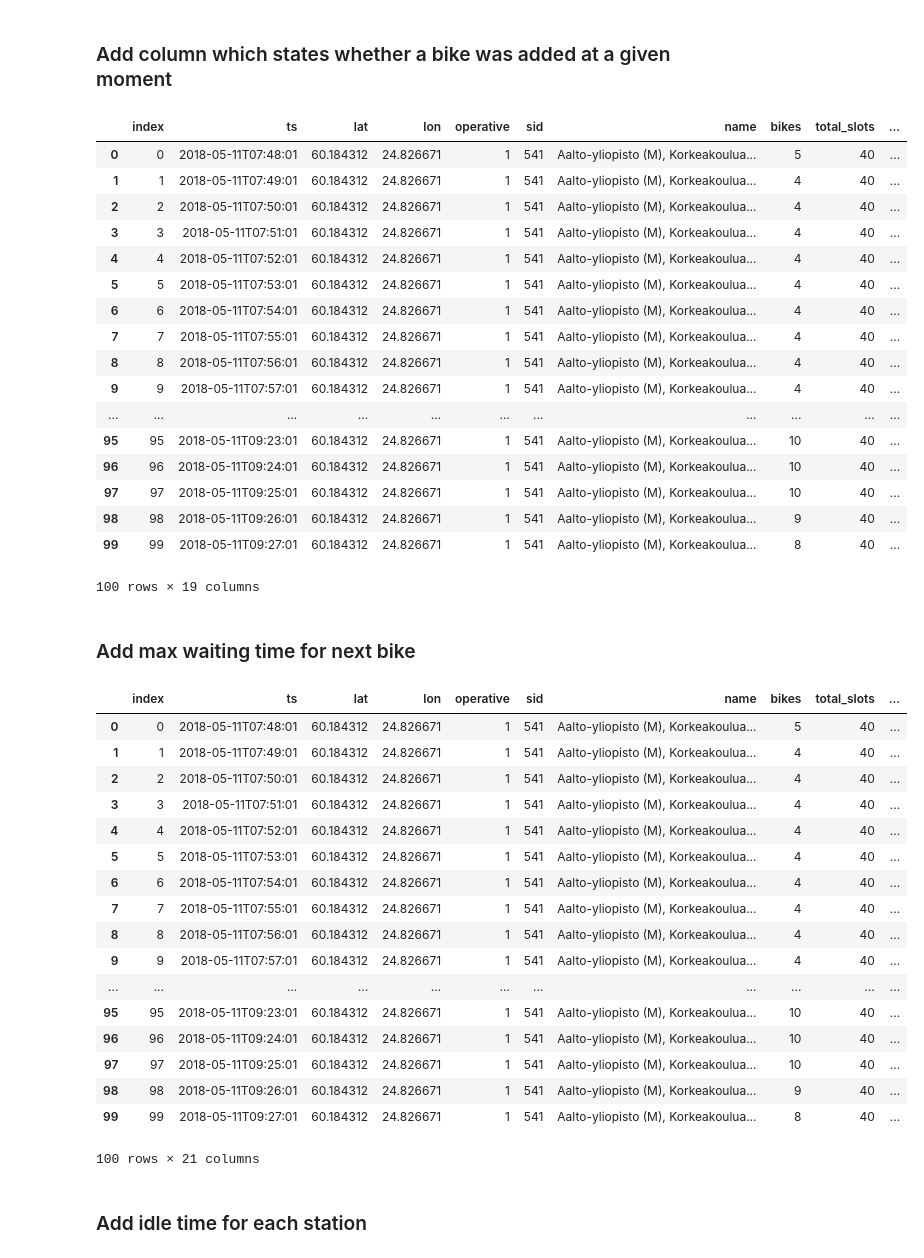
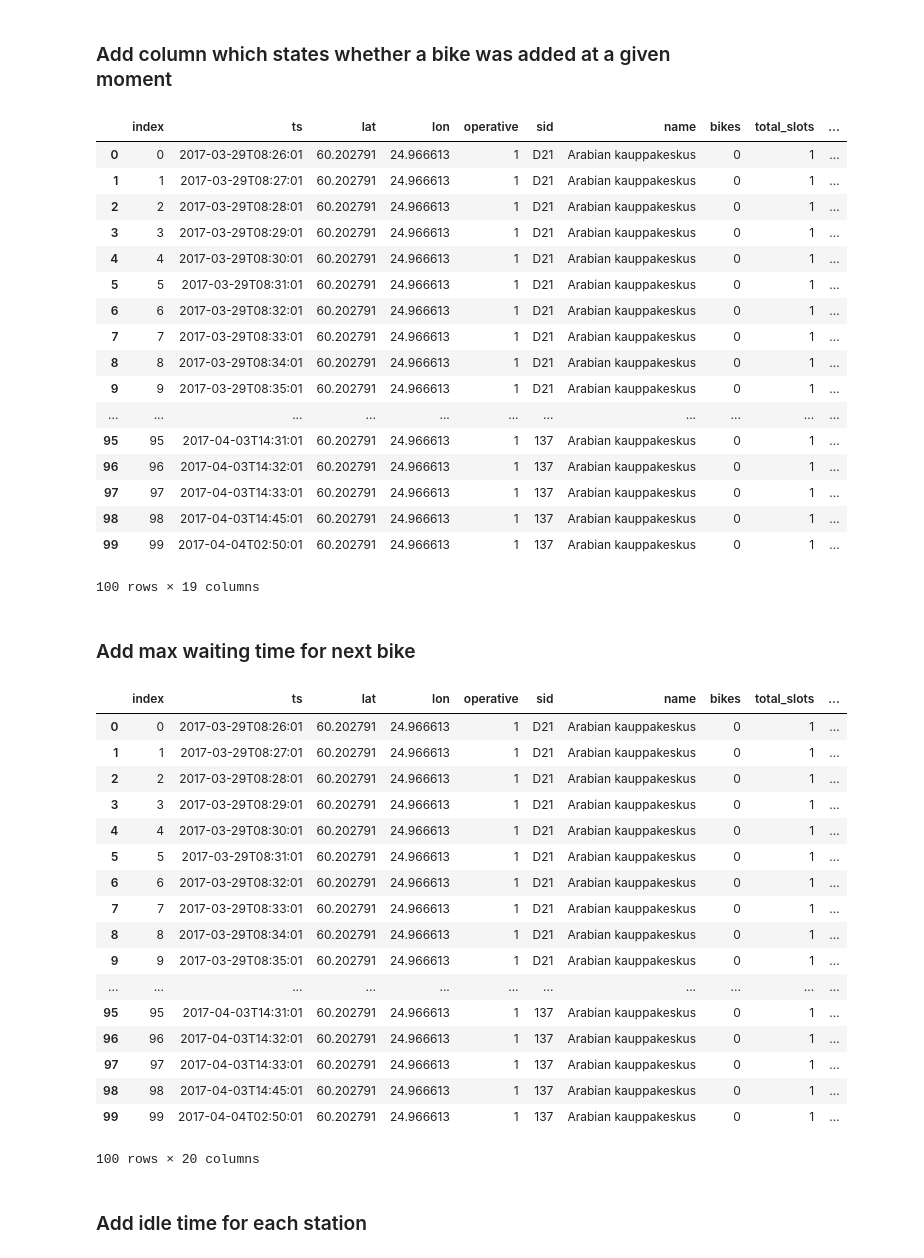
Before and after one commit to magic-city-bikes/notes, a Jupyter notebook: classifier.ipynb, the cells around one changed output. Cells and saved outputs as stored; diff of their text form; code cells hidden in the pictures.

```diff
--- a/classifier.ipynb
+++ b/classifier.ipynb
@@ -21,9 +21,10 @@ df = pd.read_csv(
          skiprows=lambda i: i>0 and random.random() > p
 )
 """
-# df = pd.read_csv('../data/Kiasma_sorted.csv', nrows=1000000, low_memory=False)
+# df = pd.read_csv('../data/Kiasma_sorted.csv', nrows=500000, low_memory=False)
 # df = pd.read_csv('../data/Rautatientoriitä_sorted.csv', low_memory=False)
-df = pd.read_csv('../data/AaltoyliopistoMKorkeakouluaukio_sorted.csv', low_memory=False)
+# df = pd.read_csv('../data/AaltoyliopistoMKorkeakouluaukio_sorted.csv', low_memory=False)
+df = pd.read_csv('../data/Arabiankauppakeskus_sorted.csv', low_memory=False)
 # %% [markdown]
 ## Drop duplicated based on timestamp
 # %%
@@ -62,68 +67,68 @@ df['bike_removed'] = df.apply(lambda x: df.iloc[(x.name - 1 if x.name > 0 else 0
 df.head(100)
 # %% [output]
 |  | index | ts | lat | lon | operative | sid | name | bikes | total_slots | ... |
-| 0 | 0 | 2018-05-11T07:48:01 | 60.184312 | 24.826671 | 1 | 541 | Aalto-yliopisto (M), Korkeakoulua... | 5 | 40 | ... |
-| 1 | 1 | 2018-05-11T07:49:01 | 60.184312 | 24.826671 | 1 | 541 | Aalto-yliopisto (M), Korkeakoulua... | 4 | 40 | ... |
-| 2 | 2 | 2018-05-11T07:50:01 | 60.184312 | 24.826671 | 1 | 541 | Aalto-yliopisto (M), Korkeakoulua... | 4 | 40 | ... |
-| 3 | 3 | 2018-05-11T07:51:01 | 60.184312 | 24.826671 | 1 | 541 | Aalto-yliopisto (M), Korkeakoulua... | 4 | 40 | ... |
-| 4 | 4 | 2018-05-11T07:52:01 | 60.184312 | 24.826671 | 1 | 541 | Aalto-yliopisto (M), Korkeakoulua... | 4 | 40 | ... |
-| 5 | 5 | 2018-05-11T07:53:01 | 60.184312 | 24.826671 | 1 | 541 | Aalto-yliopisto (M), Korkeakoulua... | 4 | 40 | ... |
-| 6 | 6 | 2018-05-11T07:54:01 | 60.184312 | 24.826671 | 1 | 541 | Aalto-yliopisto (M), Korkeakoulua... | 4 | 40 | ... |
-| 7 | 7 | 2018-05-11T07:55:01 | 60.184312 | 24.826671 | 1 | 541 | Aalto-yliopisto (M), Korkeakoulua... | 4 | 40 | ... |
-| 8 | 8 | 2018-05-11T07:56:01 | 60.184312 | 24.826671 | 1 | 541 | Aalto-yliopisto (M), Korkeakoulua... | 4 | 40 | ... |
-| 9 | 9 | 2018-05-11T07:57:01 | 60.184312 | 24.826671 | 1 | 541 | Aalto-yliopisto (M), Korkeakoulua... | 4 | 40 | ... |
+| 0 | 0 | 2017-03-29T08:26:01 | 60.202791 | 24.966613 | 1 | D21 | Arabian kauppakeskus | 0 | 1 | ... |
+| 1 | 1 | 2017-03-29T08:27:01 | 60.202791 | 24.966613 | 1 | D21 | Arabian kauppakeskus | 0 | 1 | ... |
+| 2 | 2 | 2017-03-29T08:28:01 | 60.202791 | 24.966613 | 1 | D21 | Arabian kauppakeskus | 0 | 1 | ... |
+| 3 | 3 | 2017-03-29T08:29:01 | 60.202791 | 24.966613 | 1 | D21 | Arabian kauppakeskus | 0 | 1 | ... |
+| 4 | 4 | 2017-03-29T08:30:01 | 60.202791 | 24.966613 | 1 | D21 | Arabian kauppakeskus | 0 | 1 | ... |
+| 5 | 5 | 2017-03-29T08:31:01 | 60.202791 | 24.966613 | 1 | D21 | Arabian kauppakeskus | 0 | 1 | ... |
+| 6 | 6 | 2017-03-29T08:32:01 | 60.202791 | 24.966613 | 1 | D21 | Arabian kauppakeskus | 0 | 1 | ... |
+| 7 | 7 | 2017-03-29T08:33:01 | 60.202791 | 24.966613 | 1 | D21 | Arabian kauppakeskus | 0 | 1 | ... |
+| 8 | 8 | 2017-03-29T08:34:01 | 60.202791 | 24.966613 | 1 | D21 | Arabian kauppakeskus | 0 | 1 | ... |
+| 9 | 9 | 2017-03-29T08:35:01 | 60.202791 | 24.966613 | 1 | D21 | Arabian kauppakeskus | 0 | 1 | ... |
 | ... | ... | ... | ... | ... | ... | ... | ... | ... | ... | ... |
-| 95 | 95 | 2018-05-11T09:23:01 | 60.184312 | 24.826671 | 1 | 541 | Aalto-yliopisto (M), Korkeakoulua... | 10 | 40 | ... |
-| 96 | 96 | 2018-05-11T09:24:01 | 60.184312 | 24.826671 | 1 | 541 | Aalto-yliopisto (M), Korkeakoulua... | 10 | 40 | ... |
-| 97 | 97 | 2018-05-11T09:25:01 | 60.184312 | 24.826671 | 1 | 541 | Aalto-yliopisto (M), Korkeakoulua... | 10 | 40 | ... |
-| 98 | 98 | 2018-05-11T09:26:01 | 60.184312 | 24.826671 | 1 | 541 | Aalto-yliopisto (M), Korkeakoulua... | 9 | 40 | ... |
-| 99 | 99 | 2018-05-11T09:27:01 | 60.184312 | 24.826671 | 1 | 541 | Aalto-yliopisto (M), Korkeakoulua... | 8 | 40 | ... |
+| 95 | 95 | 2017-04-03T14:31:01 | 60.202791 | 24.966613 | 1 | 137 | Arabian kauppakeskus | 0 | 1 | ... |
+| 96 | 96 | 2017-04-03T14:32:01 | 60.202791 | 24.966613 | 1 | 137 | Arabian kauppakeskus | 0 | 1 | ... |
+| 97 | 97 | 2017-04-03T14:33:01 | 60.202791 | 24.966613 | 1 | 137 | Arabian kauppakeskus | 0 | 1 | ... |
+| 98 | 98 | 2017-04-03T14:45:01 | 60.202791 | 24.966613 | 1 | 137 | Arabian kauppakeskus | 0 | 1 | ... |
+| 99 | 99 | 2017-04-04T02:50:01 | 60.202791 | 24.966613 | 1 | 137 | Arabian kauppakeskus | 0 | 1 | ... |
 100 rows × 19 columns
 # %% [markdown]
 ### Add max waiting time for next bike
 # %%
 # extract difference in minutes to a separate column
 # on the moment that a bike was added, the waiting time is the time to next bike
 i = 0
 first_non_additive_index = 0
 while (i < len(df)):
     while (i < len(df) and df.iloc[i]['bike_added'] == False):
         i += 1
     if (i >= len(df)):
         break
     additive_row = df.iloc[i]
-    time = additive_row['minutes_from_midnight']
-    difference = abs(time - df.iloc[first_non_additive_index]['minutes_from_midnight'])
-    df.loc[first_non_additive_index:(i-1 if i > 0 else 0), 'max_wait_for_new_bike'] = difference
+#     time = additive_row['minutes_from_midnight']
+#     difference = abs(time - df.iloc[first_non_additive_index]['minutes_from_midnight'])
+#     df.loc[first_non_additive_index:(i-1 if i > 0 else 0), 'max_wait_for_new_bike'] = difference
     # add time using a date object (more accurate if wait for more than 24h)
     date_time = additive_row['date']
     last_date = df.iloc[first_non_additive_index]['date']
     date_difference = abs((date_time - last_date).total_seconds() / 60)
     df.loc[first_non_additive_index:(i-1 if i > 0 else 0), 'max_wait_for_new_bike_as_date'] = date_difference
     first_non_additive_index = i
     i += 1
 # if we can't know when the next bike will be added, fill with -1 for now
 df = df.fillna(-1)
 df.head(100)
 # %% [output]
 |  | index | ts | lat | lon | operative | sid | name | bikes | total_slots | ... |
-| 0 | 0 | 2018-05-11T07:48:01 | 60.184312 | 24.826671 | 1 | 541 | Aalto-yliopisto (M), Korkeakoulua... | 5 | 40 | ... |
-| 1 | 1 | 2018-05-11T07:49:01 | 60.184312 | 24.826671 | 1 | 541 | Aalto-yliopisto (M), Korkeakoulua... | 4 | 40 | ... |
-| 2 | 2 | 2018-05-11T07:50:01 | 60.184312 | 24.826671 | 1 | 541 | Aalto-yliopisto (M), Korkeakoulua... | 4 | 40 | ... |
-| 3 | 3 | 2018-05-11T07:51:01 | 60.184312 | 24.826671 | 1 | 541 | Aalto-yliopisto (M), Korkeakoulua... | 4 | 40 | ... |
-| 4 | 4 | 2018-05-11T07:52:01 | 60.184312 | 24.826671 | 1 | 541 | Aalto-yliopisto (M), Korkeakoulua... | 4 | 40 | ... |
-| 5 | 5 | 2018-05-11T07:53:01 | 60.184312 | 24.826671 | 1 | 541 | Aalto-yliopisto (M), Korkeakoulua... | 4 | 40 | ... |
-| 6 | 6 | 2018-05-11T07:54:01 | 60.184312 | 24.826671 | 1 | 541 | Aalto-yliopisto (M), Korkeakoulua... | 4 | 40 | ... |
-| 7 | 7 | 2018-05-11T07:55:01 | 60.184312 | 24.826671 | 1 | 541 | Aalto-yliopisto (M), Korkeakoulua... | 4 | 40 | ... |
-| 8 | 8 | 2018-05-11T07:56:01 | 60.184312 | 24.826671 | 1 | 541 | Aalto-yliopisto (M), Korkeakoulua... | 4 | 40 | ... |
-| 9 | 9 | 2018-05-11T07:57:01 | 60.184312 | 24.826671 | 1 | 541 | Aalto-yliopisto (M), Korkeakoulua... | 4 | 40 | ... |
+| 0 | 0 | 2017-03-29T08:26:01 | 60.202791 | 24.966613 | 1 | D21 | Arabian kauppakeskus | 0 | 1 | ... |
+| 1 | 1 | 2017-03-29T08:27:01 | 60.202791 | 24.966613 | 1 | D21 | Arabian kauppakeskus | 0 | 1 | ... |
+| 2 | 2 | 2017-03-29T08:28:01 | 60.202791 | 24.966613 | 1 | D21 | Arabian kauppakeskus | 0 | 1 | ... |
+| 3 | 3 | 2017-03-29T08:29:01 | 60.202791 | 24.966613 | 1 | D21 | Arabian kauppakeskus | 0 | 1 | ... |
+| 4 | 4 | 2017-03-29T08:30:01 | 60.202791 | 24.966613 | 1 | D21 | Arabian kauppakeskus | 0 | 1 | ... |
+| 5 | 5 | 2017-03-29T08:31:01 | 60.202791 | 24.966613 | 1 | D21 | Arabian kauppakeskus | 0 | 1 | ... |
+| 6 | 6 | 2017-03-29T08:32:01 | 60.202791 | 24.966613 | 1 | D21 | Arabian kauppakeskus | 0 | 1 | ... |
+| 7 | 7 | 2017-03-29T08:33:01 | 60.202791 | 24.966613 | 1 | D21 | Arabian kauppakeskus | 0 | 1 | ... |
+| 8 | 8 | 2017-03-29T08:34:01 | 60.202791 | 24.966613 | 1 | D21 | Arabian kauppakeskus | 0 | 1 | ... |
+| 9 | 9 | 2017-03-29T08:35:01 | 60.202791 | 24.966613 | 1 | D21 | Arabian kauppakeskus | 0 | 1 | ... |
 | ... | ... | ... | ... | ... | ... | ... | ... | ... | ... | ... |
-| 95 | 95 | 2018-05-11T09:23:01 | 60.184312 | 24.826671 | 1 | 541 | Aalto-yliopisto (M), Korkeakoulua... | 10 | 40 | ... |
-| 96 | 96 | 2018-05-11T09:24:01 | 60.184312 | 24.826671 | 1 | 541 | Aalto-yliopisto (M), Korkeakoulua... | 10 | 40 | ... |
-| 97 | 97 | 2018-05-11T09:25:01 | 60.184312 | 24.826671 | 1 | 541 | Aalto-yliopisto (M), Korkeakoulua... | 10 | 40 | ... |
-| 98 | 98 | 2018-05-11T09:26:01 | 60.184312 | 24.826671 | 1 | 541 | Aalto-yliopisto (M), Korkeakoulua... | 9 | 40 | ... |
-| 99 | 99 | 2018-05-11T09:27:01 | 60.184312 | 24.826671 | 1 | 541 | Aalto-yliopisto (M), Korkeakoulua... | 8 | 40 | ... |
+| 95 | 95 | 2017-04-03T14:31:01 | 60.202791 | 24.966613 | 1 | 137 | Arabian kauppakeskus | 0 | 1 | ... |
+| 96 | 96 | 2017-04-03T14:32:01 | 60.202791 | 24.966613 | 1 | 137 | Arabian kauppakeskus | 0 | 1 | ... |
+| 97 | 97 | 2017-04-03T14:33:01 | 60.202791 | 24.966613 | 1 | 137 | Arabian kauppakeskus | 0 | 1 | ... |
+| 98 | 98 | 2017-04-03T14:45:01 | 60.202791 | 24.966613 | 1 | 137 | Arabian kauppakeskus | 0 | 1 | ... |
+| 99 | 99 | 2017-04-04T02:50:01 | 60.202791 | 24.966613 | 1 | 137 | Arabian kauppakeskus | 0 | 1 | ... |
-100 rows × 21 columns
+100 rows × 20 columns
 # %% [markdown]
 ### Add idle time for each station
 # %%
```
Also changed, not shown: parts of 13 cells of this notebook, 2 other files.
